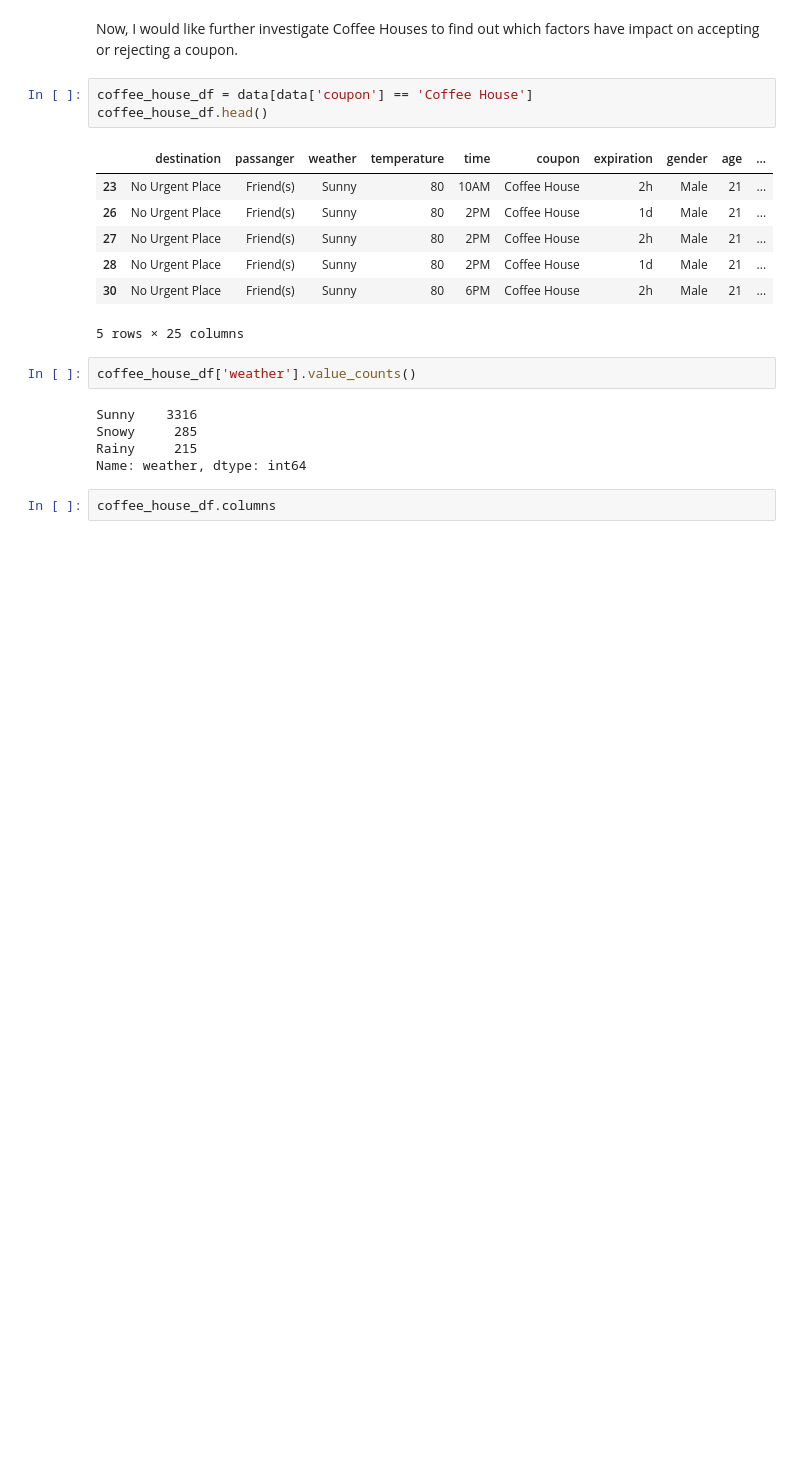
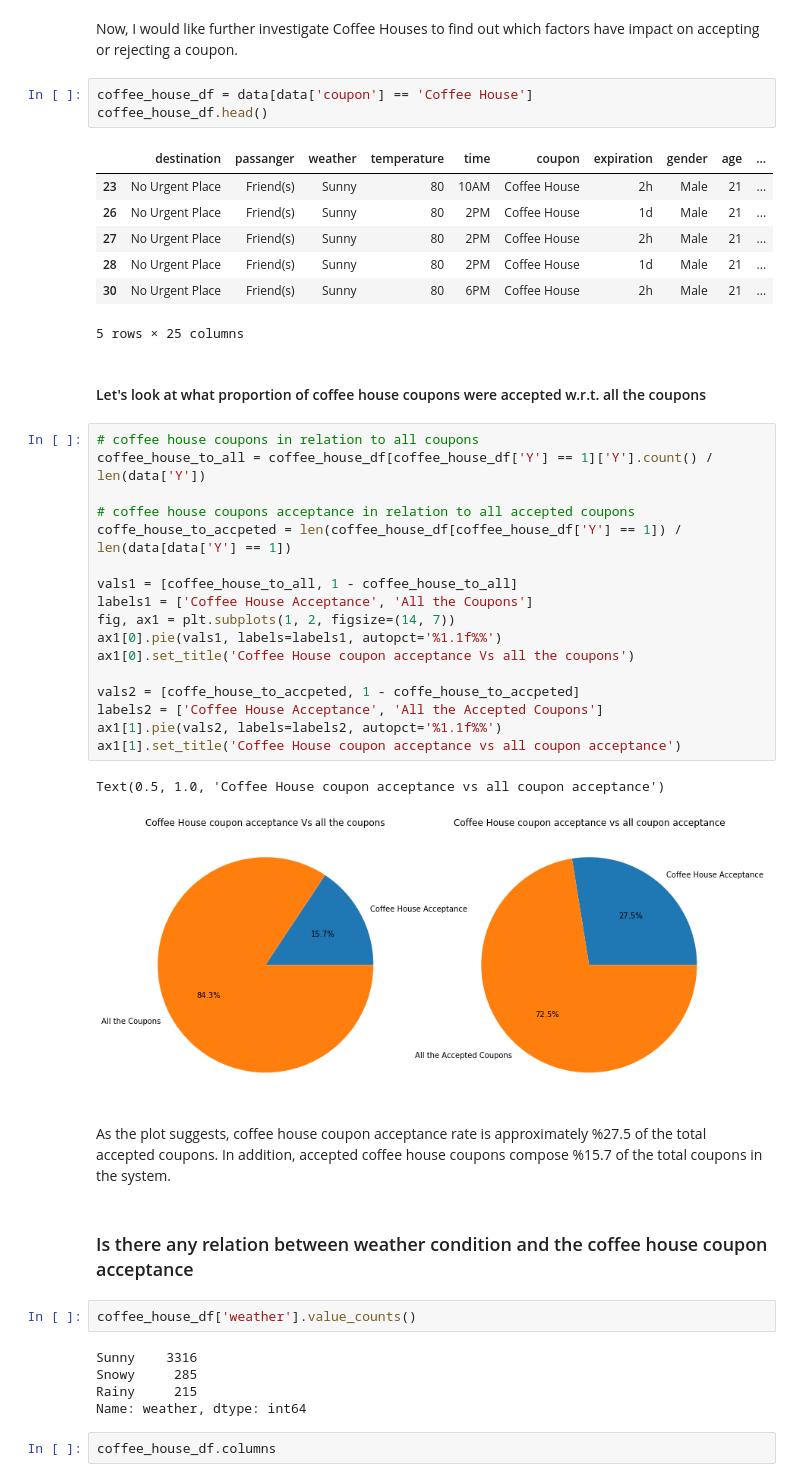
Before and after one commit to Hoomaaan/Coupon-Problem, a Jupyter notebook: Coupon Acceptance.ipynb, the cells around one changed output. Cells and saved outputs as stored; diff of their text form; blank space fills up the shorter version.

```diff
--- a/Coupon Acceptance.ipynb
+++ b/Coupon Acceptance.ipynb
@@ -417,6 +417,32 @@ coffee_house_df.head()
 | 28 | No Urgent Place | Friend(s) | Sunny | 80 | 2PM | Coffee House | 1d | Male | 21 | ... |
 | 30 | No Urgent Place | Friend(s) | Sunny | 80 | 6PM | Coffee House | 2h | Male | 21 | ... |
 5 rows × 25 columns
+# %% [markdown]
+#### Let's look at what proportion of coffee house coupons were accepted w.r.t. all the coupons
+# %%
+# coffee house coupons in relation to all coupons
+coffee_house_to_all = coffee_house_df[coffee_house_df['Y'] == 1]['Y'].count() / len(data['Y'])
+
+# coffee house coupons acceptance in relation to all accepted coupons
+coffe_house_to_accpeted = len(coffee_house_df[coffee_house_df['Y'] == 1]) / len(data[data['Y'] == 1])
+
+vals1 = [coffee_house_to_all, 1 - coffee_house_to_all]
+labels1 = ['Coffee House Acceptance', 'All the Coupons']
+fig, ax1 = plt.subplots(1, 2, figsize=(14, 7))
+ax1[0].pie(vals1, labels=labels1, autopct='%1.1f%%')
+ax1[0].set_title('Coffee House coupon acceptance Vs all the coupons')
+
+vals2 = [coffe_house_to_accpeted, 1 - coffe_house_to_accpeted]
+labels2 = ['Coffee House Acceptance', 'All the Accepted Coupons']
+ax1[1].pie(vals2, labels=labels2, autopct='%1.1f%%')
+ax1[1].set_title('Coffee House coupon acceptance vs all coupon acceptance')
+# %% [output]
+Text(0.5, 1.0, 'Coffee House coupon acceptance vs all coupon acceptance')
+[figure, added]
+# %% [markdown]
+As the plot suggests, coffee house coupon acceptance rate is approximately %27.5 of the total accepted coupons. In addition, accepted coffee house coupons compose %15.7 of the total coupons in the system.
+# %% [markdown]
+### Is there any relation between weather condition and the coffee house coupon acceptance
 # %%
 coffee_house_df['weather'].value_counts()
 # %% [output]
```
Also changed, not shown: parts of 11 cells of this notebook.
